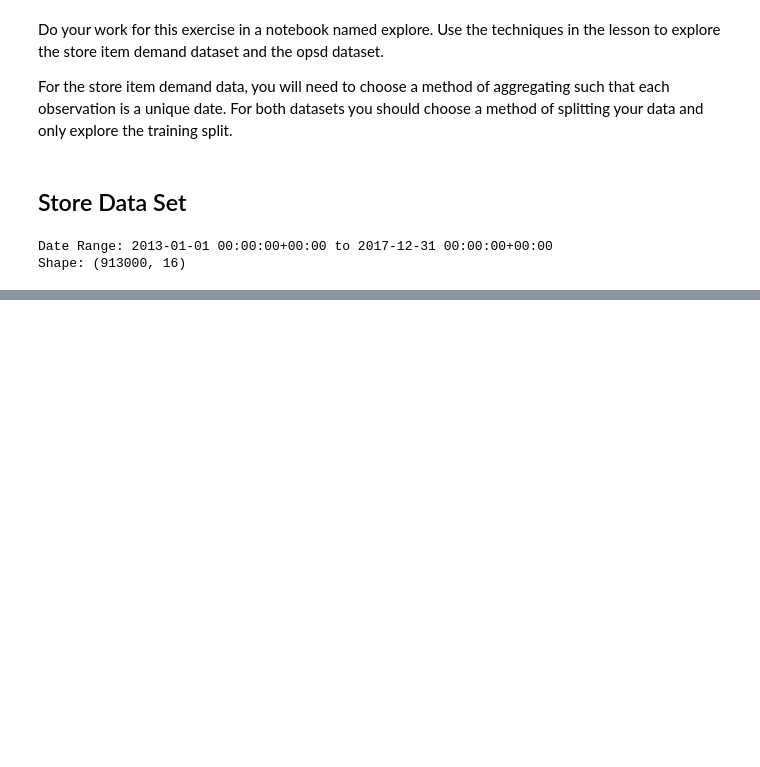
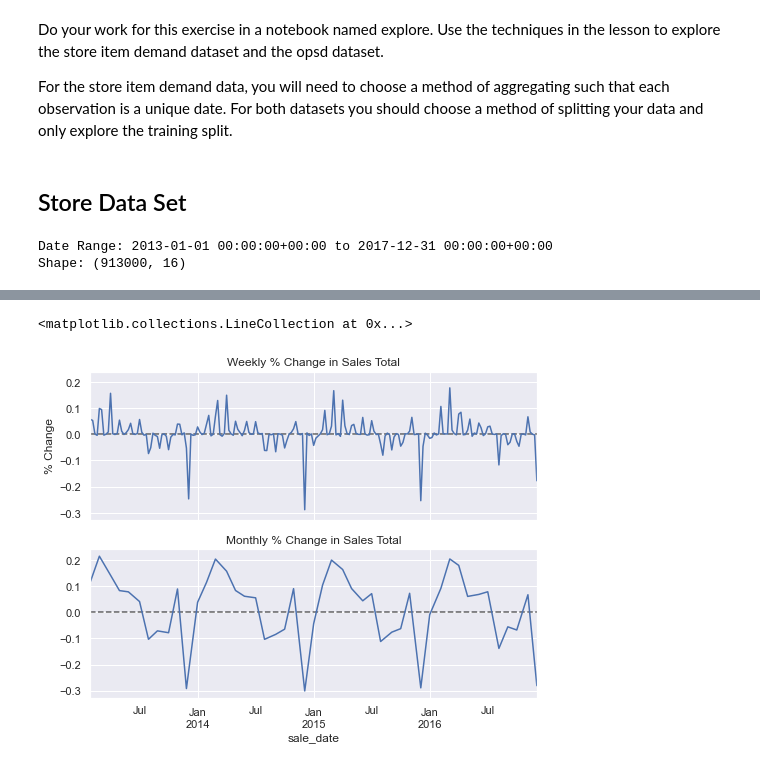
Before and after one commit to Tyler-Applegate/time-series-exercises, a Jupyter notebook: explore.ipynb, the cells around one changed output, grey strips where cells are left out. Saved outputs shown, nothing was run; the diff lists cells and outputs as text; code cells hidden in the pictures; blank space fills up the shorter version.

```diff
--- a/explore.ipynb
+++ b/explore.ipynb
@@ -59,0 +80,15 @@ AttributeError: 'DataFrame' object has no attribute 'temp'
+# %%
+fig, (ax1, ax2) = plt.subplots(2, 1, sharex=True, sharey=True)
+
+weekly = y.resample('W').mean()
+(weekly.diff() / weekly.shift()).plot(ax=ax1)
+ax1.set(title='Weekly % Change in Sales Total', ylabel='% Change', xlabel='')
+ax1.hlines(0, *ax2.get_xlim(), color='black', alpha=.6, ls='--')
+
+monthly = y.resample('M').mean()
+(monthly.diff() / monthly.shift()).plot(ax=ax2)
+ax2.set(title='Monthly % Change in Sales Total')
+ax2.hlines(0, *ax2.get_xlim(), color='black', alpha=.6, ls='--')
+# %% [output]
+<matplotlib.collections.LineCollection at 0x...>
+[figure, added]
```
Also changed, not shown: parts of 7 cells of this notebook, 4 other files.
